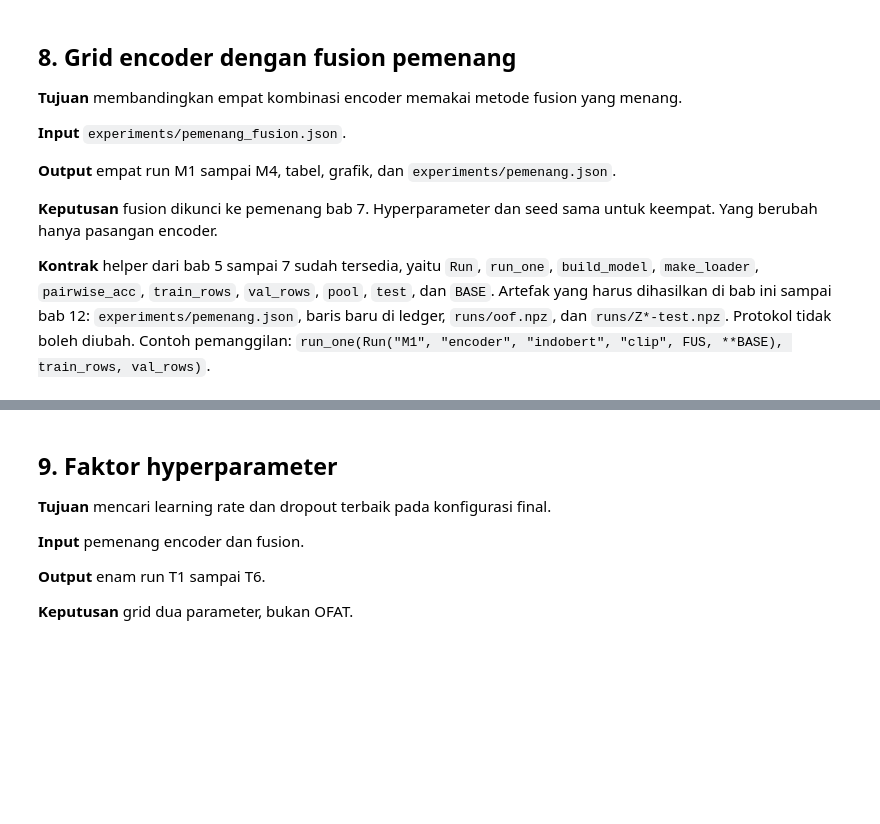
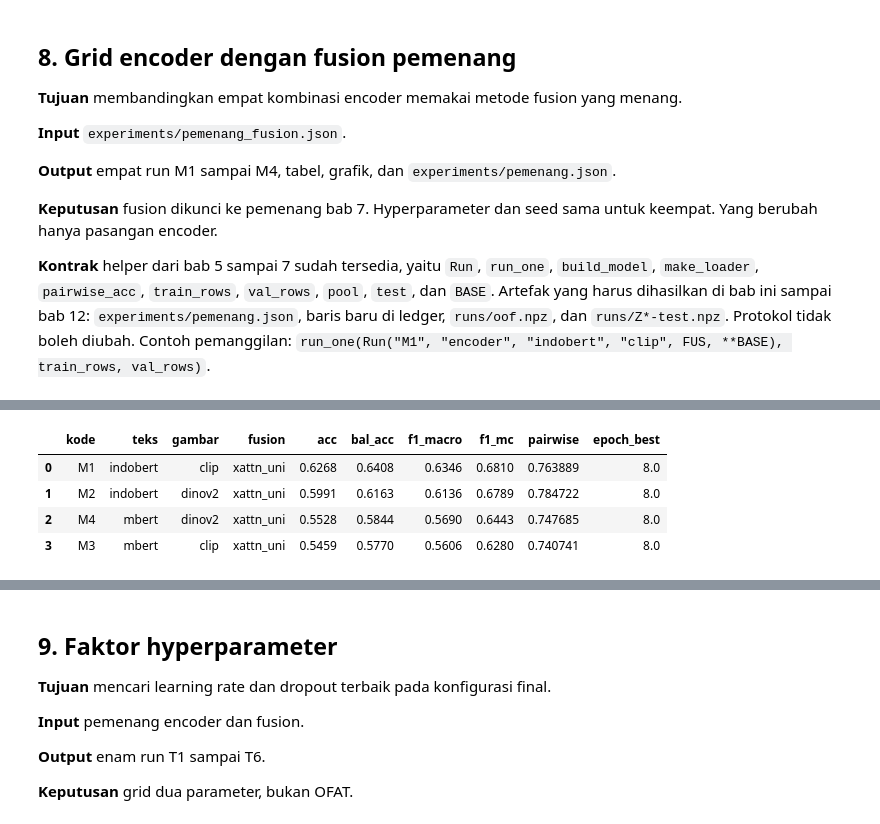
Before and after one commit to prayudahlah/image-text-verification, a Jupyter notebook: notebooks/03_eksperimen_fusion_v2.ipynb, the cells around one changed output, grey strips where cells are left out. Cells and saved outputs as stored; diff of their text form; code cells hidden in the pictures; blank space fills up the shorter version.

```diff
--- a/notebooks/03_eksperimen_fusion_v2.ipynb
+++ b/notebooks/03_eksperimen_fusion_v2.ipynb
@@ -887,8 +895,83 @@ keempat. Yang berubah hanya pasangan encoder.
 `runs/Z*-test.npz`. Protokol tidak boleh diubah. Contoh pemanggilan:
 `run_one(Run("M1", "encoder", "indobert", "clip", FUS, **BASE), train_rows, val_rows)`.
 # %%
-# TODO (Darell)
-# 1. Baca experiments/pemenang_fusion.json, ambil field "fusion".
-# 2. Bangun empat Run: M1..M4, pasangan (indobert|mbert) x (clip|dinov2).
-# 3. Panggil run_one(run, train_rows, val_rows) untuk tiap run.
-# 4. Tulis tabel perbandingan dan experiments/pemenang.json.
+fus_path = PEMENANG_FUSION if PEMENANG_FUSION.exists() else EXPERIMENTS / "pemenang_fusion.json"
+fus_cfg = json.loads(fus_path.read_text())
+FUS = fus_cfg["fusion"]
+print("fusion pemenang:", fus_cfg["kode"], FUS)
+
+RUNS_GRID = [
+    Run("M1", "encoder", "indobert", "clip", FUS, **BASE),
+    Run("M2", "encoder", "indobert", "dinov2", FUS, **BASE),
+    Run("M3", "encoder", "mbert", "clip", FUS, **BASE),
+    Run("M4", "encoder", "mbert", "dinov2", FUS, **BASE),
+]
+if SMOKE:
+    RUNS_GRID = [replace(r, max_epochs=1, patience=1) for r in RUNS_GRID]
+
+if os.getenv("RUN_GRID", "1") == "1":
+    for run in RUNS_GRID:
+        run_one(run, train_rows, val_rows)
+else:
+    print("RUN_GRID mati")
+
+led = pd.DataFrame(read_ledger(LEDGER))
+for col in ["acc", "bal_acc", "f1_macro", "f1_true", "f1_ooc", "f1_mc", "epoch_best", "lr", "dropout", "batch", "seed", "val_n"]:
+    led[col] = pd.to_numeric(led[col], errors="coerce")
+
+tahap1 = led[led.kode.isin(["B0", "A1", "A2", "M1", "M2", "M3", "M4"])].drop_duplicates("run_id").copy()
+grid = led[led.kode.isin(["M1", "M2", "M3", "M4"])].drop_duplicates("kode").copy()
+if len(grid):
+    grid["pairwise"] = [pairwise_acc(r, PAIRS) for r in grid["run_id"]]
+    grid_sorted = grid.sort_values("f1_macro", ascending=False).reset_index(drop=True)
+    display(grid_sorted[["kode", "teks", "gambar", "fusion", "acc", "bal_acc", "f1_macro", "f1_mc", "pairwise", "epoch_best"]])
+
+    fig, ax = plt.subplots(1, 2, figsize=(11.5, 3.8))
+    d_all = tahap1.sort_values("f1_macro")
+    labels_all = [f"{r.kode} ({r.teks or '-'} / {r.gambar or '-'})" for r in d_all.itertuples()]
+    ax[0].barh(labels_all, d_all["f1_macro"], color="#3b6ea5")
+    ax[0].axvline(0.1961, color="#b5654a", linestyle="--", linewidth=1, label="B0 (0.196)")
+    ax[0].set_xlabel("macro-F1")
+    ax[0].set_title(f"Ablasi & Grid Encoder ({FUS})")
+    ax[0].legend(fontsize=8)
+
+    d_grid = grid.sort_values("pairwise")
+    ax[1].barh(d_grid["kode"] + " (" + d_grid["teks"] + "+" + d_grid["gambar"] + ")", d_grid["pairwise"], color="#b5654a")
+    ax[1].set_xlim(0.5, 1.0)
+    ax[1].axvline(0.810, color="#3b6ea5", linestyle="--", linewidth=1, label="pilot teks (0.810)")
+    ax[1].set_xlabel("pairwise true vs MC")
+    ax[1].set_title("Pairwise Grid Encoder")
+    ax[1].legend(fontsize=8)
+    fig.tight_layout()
+    fig.savefig(FIG / ("08_grid_smoke.png" if SMOKE else "08_grid.png"), dpi=160)
+    plt.close(fig)
+
+    gap = float(grid_sorted.loc[0, "f1_macro"] - grid_sorted.loc[1, "f1_macro"]) if len(grid_sorted) > 1 else 0.0
+    best = grid_sorted.loc[0]
+    if gap < 0.02 and len(grid_sorted) > 1:
+        print(
+            f"catatan: selisih dua teratas ({grid_sorted.loc[0, 'kode']} vs {grid_sorted.loc[1, 'kode']}) "
+            f"= {gap:.4f} < 0,02"
+        )
+
+    pemenang = {
+        "kode": str(best["kode"]),
+        "teks": str(best["teks"]),
+        "gambar": str(best["gambar"]),
+        "fusion": str(best["fusion"]),
+        "lr": float(best["lr"]),
+        "dropout": float(best["dropout"]),
+        "batch": int(best["batch"]),
+        "seed": int(best["seed"]),
+        "epoch_best": int(best["epoch_best"]),
+        "f1_macro": float(best["f1_macro"]),
+        "pairwise": float(best["pairwise"]) if pd.notna(best["pairwise"]) else None,
+        "selisih_dua_teratas": round(gap, 4),
+        "ledger": LEDGER.name,
+        "val_n": int(best["val_n"]),
+    }
+    PEMENANG.write_text(json.dumps(pemenang, indent=2))
+    print(json.dumps(pemenang, indent=2))
+else:
+    print("belum ada hasil grid M1..M4")
+# %% [output]
@@ -894,0 +1012,5 @@ keempat. Yang berubah hanya pasangan encoder.
+|  | kode | teks | gambar | fusion | acc | bal_acc | f1_macro | f1_mc | pairwise | epoch_best |
+| 0 | M1 | indobert | clip | xattn_uni | 0.6268 | 0.6408 | 0.6346 | 0.6810 | 0.763889 | 8.0 |
+| 1 | M2 | indobert | dinov2 | xattn_uni | 0.5991 | 0.6163 | 0.6136 | 0.6789 | 0.784722 | 8.0 |
+| 2 | M4 | mbert | dinov2 | xattn_uni | 0.5528 | 0.5844 | 0.5690 | 0.6443 | 0.747685 | 8.0 |
+| 3 | M3 | mbert | clip | xattn_uni | 0.5459 | 0.5770 | 0.5606 | 0.6280 | 0.740741 | 8.0 |
```
Also changed, not shown: parts of 8 cells of this notebook, 7 other files.
